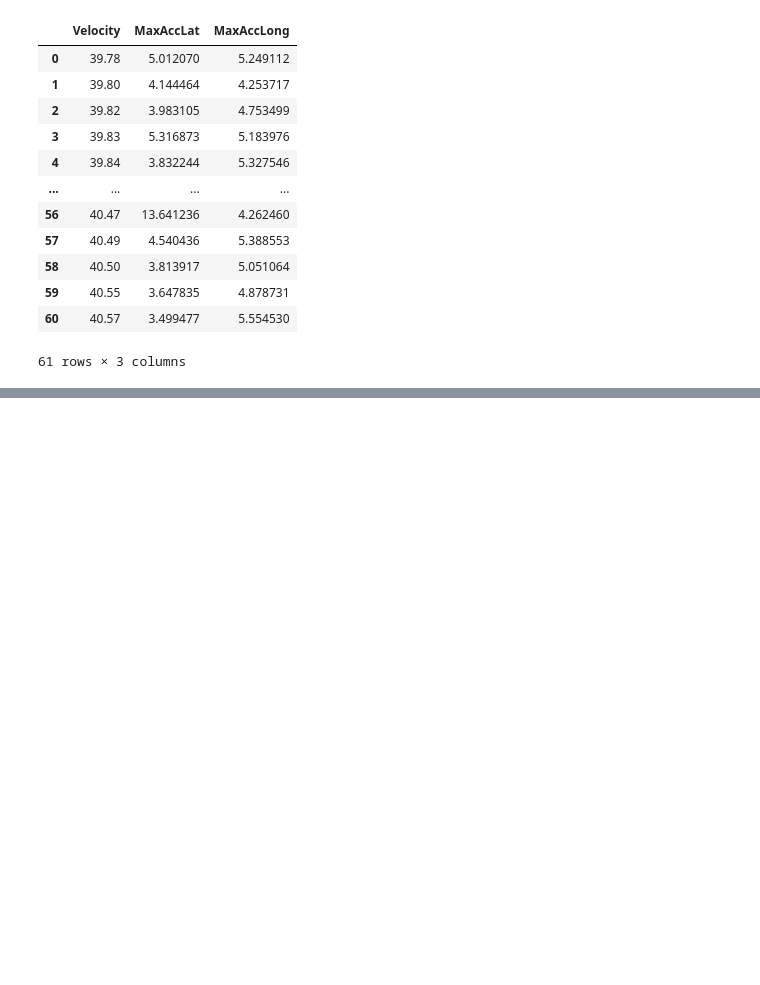
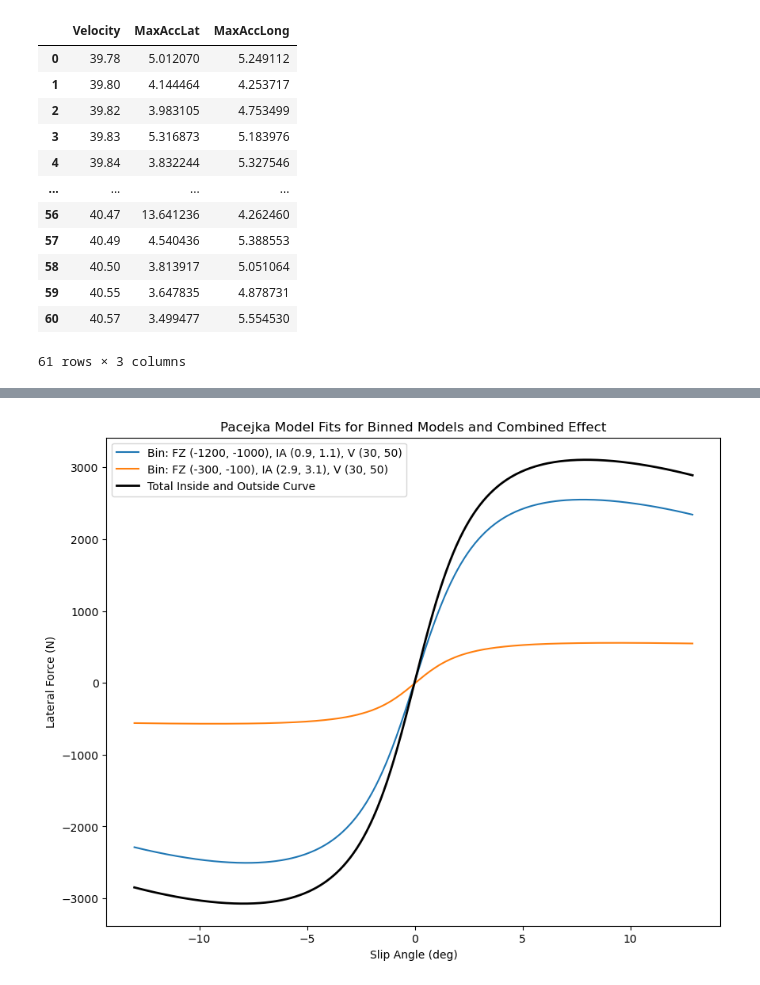
Before and after one commit to Formula-Electric-Berkeley/FEBSim, a Jupyter notebook: GGV.ipynb, the cells around one changed output, grey strips where cells are left out. Drawn from its saved outputs; the diff is of its cells as text; code cells hidden in the pictures; blank space fills up the shorter version.

```diff
--- a/GGV.ipynb
+++ b/GGV.ipynb
@@ -338,0 +298,67 @@ plot_acceleration_ellipse(df_joined, 39.78)  # Change 30 to your specific veloci
+# %%
+import matplotlib.pyplot as plt
+import pandas as pd
+import numpy as np
+from scipy.optimize import curve_fit
+
+# Define the simplified Pacejka model function
+def pacejka_model(alpha, B, C, D, E, F):
+    return D * np.sin(C * np.arctan(B * alpha - E * (B * alpha - np.arctan(B * alpha))) + F)
+
+# Load and clean the data
+data_path = r'/Users/nicholaslemoff/Desktop/FEBSim/TireSim/tirecsvfiles/B1320run52.csv'
+data = pd.read_csv(data_path)
+data['FY'] = pd.to_numeric(data['FY'], errors='coerce') * -1
+data['SA'] = pd.to_numeric(data['SA'], errors='coerce')
+data['FZ'] = pd.to_numeric(data['FZ'], errors='coerce')
+data['IA'] = pd.to_numeric(data['IA'], errors='coerce')
+data['V'] = pd.to_numeric(data['V'], errors='coerce')
+data.replace([np.inf, -np.inf], np.nan, inplace=True)
+data.dropna(subset=['FY', 'SA', 'FZ', 'IA', 'V'], inplace=True)
+
+# Define bins with specific ranges
+bins = [
+    {'fz_range': (-1200, -1000), 'ia_range': (0.9, 1.1), 'v_range': (30, 50)},
+    {'fz_range': (-300, -100), 'ia_range': (2.9, 3.1), 'v_range': (30, 50)}
+]
+model_params = []
+
+# Fit model for each bin
+for bin_info in bins:
+    filtered_data = data[
+        (data['FZ'] >= bin_info['fz_range'][0]) & (data['FZ'] <= bin_info['fz_range'][1]) &
+        (data['IA'] >= bin_info['ia_range'][0]) & (data['IA'] <= bin_info['ia_range'][1]) &
+        (data['V'] >= bin_info['v_range'][0]) & (data['V'] <= bin_info['v_range'][1])
+        ]
+    x_data = filtered_data['SA']
+    y_data = filtered_data['FY']
+    if not x_data.empty and not y_data.empty:
+        initial_guess = [0.5, 1.2, max(y_data), 1, 0]
+        optimal_parameters, _ = curve_fit(pacejka_model, x_data, y_data, p0=initial_guess, maxfev=15000)
+        model_params.append((bin_info, optimal_parameters))
+
+# Prepare to plot
+fig, ax = plt.subplots(figsize=(10, 8))
+x_model = np.linspace(min(data['SA']), max(data['SA']), 500)
+
+# Compute and plot individual curves and add to total curve
+y_total_model = np.zeros_like(x_model)
+labels_added = []
+
+for bin_info, params in model_params:
+    y_model = pacejka_model(x_model, *params)
+    y_total_model += y_model  # Sum up contributions
+    label = f'Bin: FZ {bin_info["fz_range"]}, IA {bin_info["ia_range"]}, V {bin_info["v_range"]}'
+    ax.plot(x_model, y_model, label=label)
+    labels_added.append(label)
+
+# Plot the total curve
+ax.plot(x_model, y_total_model, color='black', linestyle='-', linewidth=2, label='Total Inside and Outside Curve')
+ax.set_title('Pacejka Model Fits for Binned Models and Combined Effect')
+ax.set_xlabel('Slip Angle (deg)')
+ax.set_ylabel('Lateral Force (N)')
+ax.legend()
+
+plt.show()
+# %% [output]
+[figure, added]
```
Also changed, not shown: parts of 9 cells of this notebook, 3 other files.
